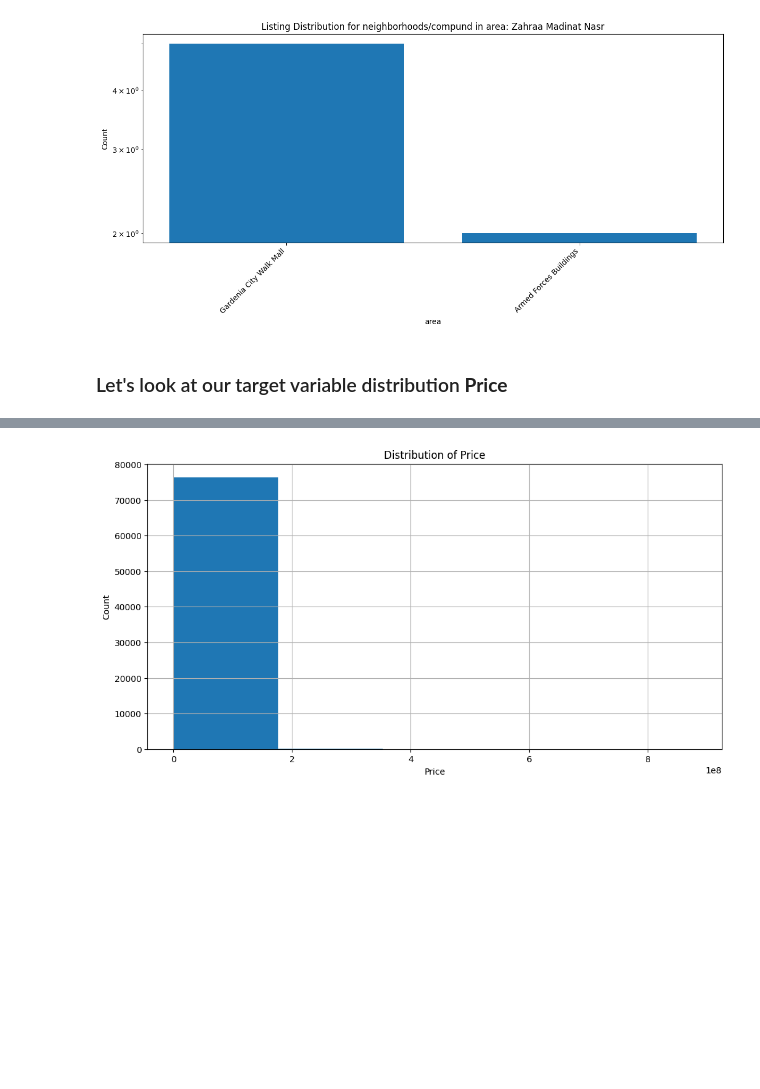
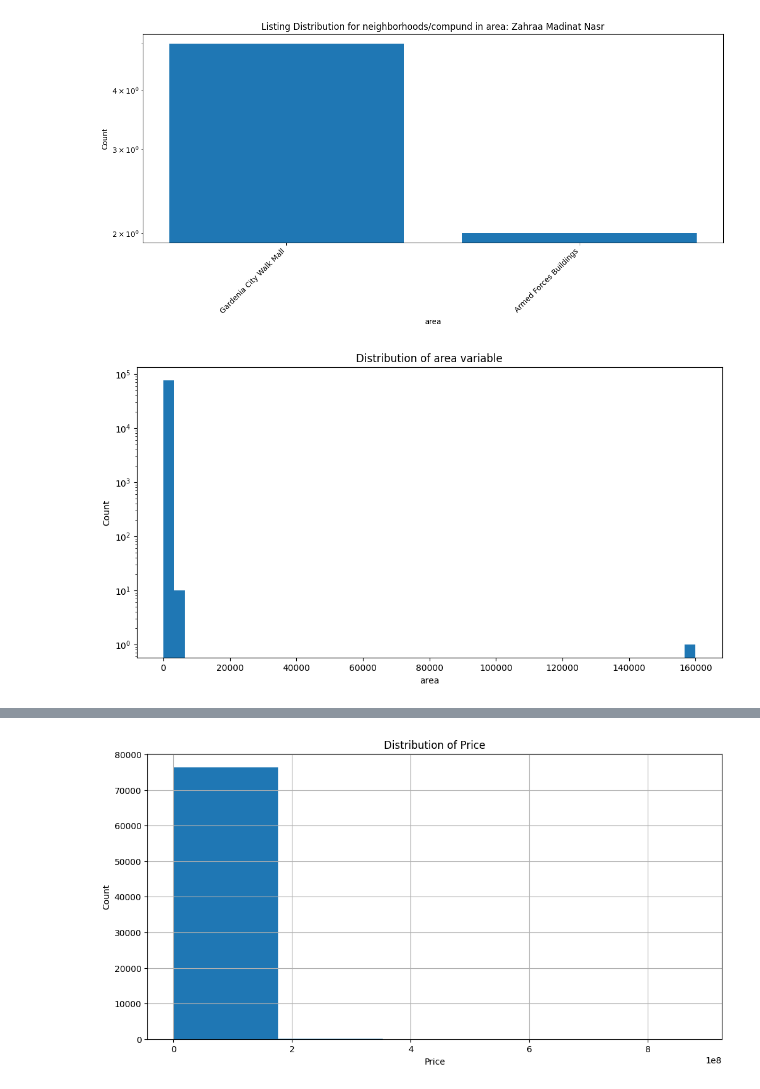
Before and after one commit to MarwanAshrafMakhlouf/cairo_real_state_intelligence_platform, a Jupyter notebook: notebooks/EDA.ipynb, the cells around one changed output, grey strips where cells are left out. Cells and saved outputs as stored; diff of their text form; code cells hidden in the pictures; blank space fills up the shorter version.

```diff
--- a/notebooks/EDA.ipynb
+++ b/notebooks/EDA.ipynb
@@ -192,5 +193,14 @@ for district in districts:
 # %%
 ## This made me realease that some areas doesn't need the neighborhood level as there are lists that are on the area level that are not tied to specific neighborhood
 ## Like in rehab city it should contain more tha 1k properties it contains only 5. Unfortantely this could easily be handled I will just scrape the data and
-# %% [markdown]
-### Let's look at our target variable distribution **Price**
+# %%
+## Let's look at the distribution of the area varaible
+plt.figure(figsize=(12, 6))
+plt.hist(df['area (m²)'], bins=50)
+plt.yscale('log')
+plt.xlabel('area')
+plt.ylabel('Count')
+plt.title('Distribution of area variable')
+plt.show()
+# %% [output]
+[figure, added]
```
Also changed, not shown: parts of 32 cells of this notebook, 1 other file.
